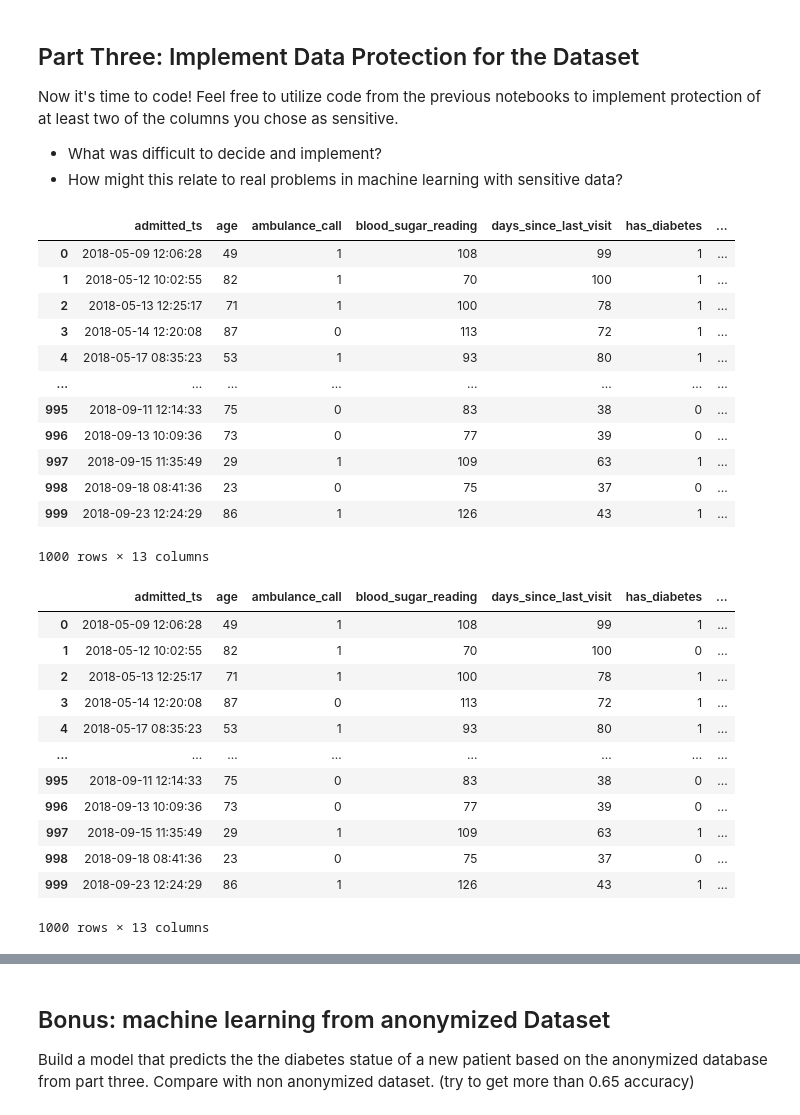
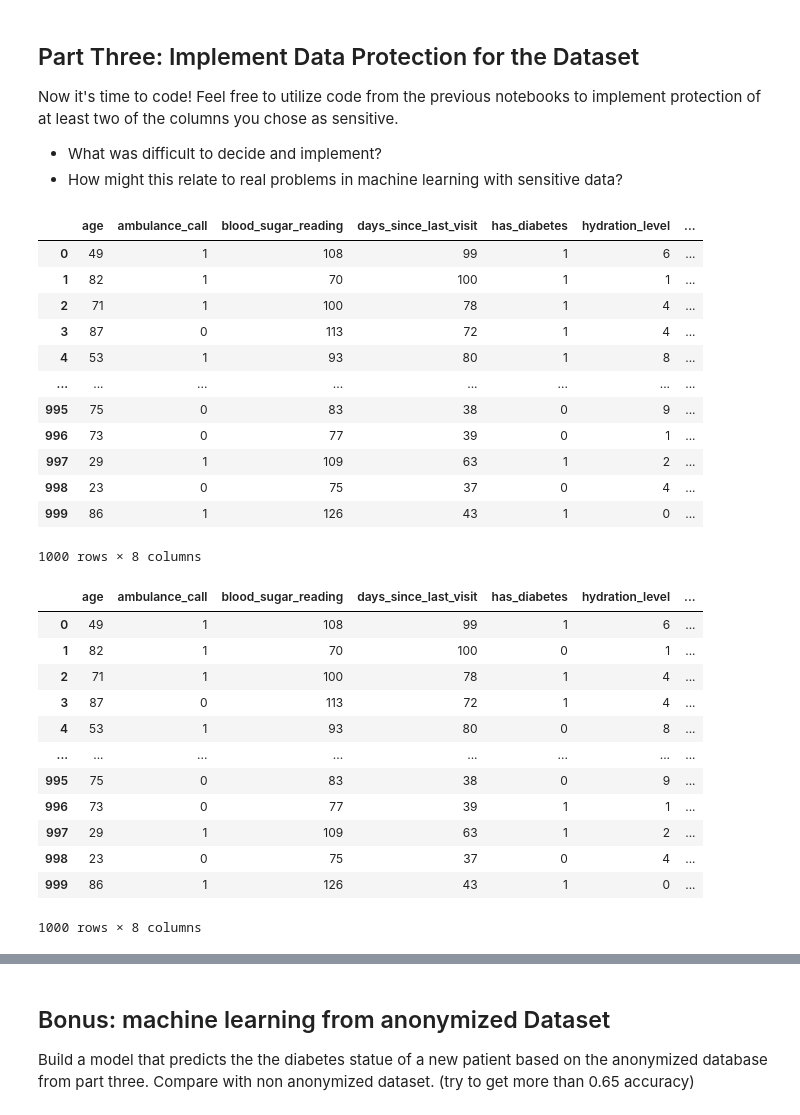
Before and after one commit to dbenayoun/IASD, a Jupyter notebook: DP3.ipynb, the cells around one changed output, grey strips where cells are left out. Saved outputs shown, nothing was run; the diff lists cells and outputs as text; code cells hidden in the pictures.

```diff
--- a/DP3.ipynb
+++ b/DP3.ipynb
@@ -72,22 +124,23 @@ Now it's time to code! Feel free to utilize code from the previous notebooks to
 - How might this relate to real problems in machine learning with sensitive data?
 # %%
 # Delete unused columns
-df.drop(columns=['id', 'patient_name', 'ssn', 'private_insurance', 'symptom_code'], inplace=True)
-df
+df_ = df.copy()
+df_.drop(columns=['id', 'patient_name', 'ssn', 'admitted_ts', 'hospital', 'marital_status', 'no_primary_dr', 'released_sameday', 'hours_hospitalized', 'private_insurance'], inplace=True)
+df_
 # %% [output]
-|  | admitted_ts | age | ambulance_call | blood_sugar_reading | days_since_last_visit | has_diabetes | ... |
-| 0 | 2018-05-09 12:06:28 | 49 | 1 | 108 | 99 | 1 | ... |
-| 1 | 2018-05-12 10:02:55 | 82 | 1 | 70 | 100 | 1 | ... |
-| 2 | 2018-05-13 12:25:17 | 71 | 1 | 100 | 78 | 1 | ... |
-| 3 | 2018-05-14 12:20:08 | 87 | 0 | 113 | 72 | 1 | ... |
-| 4 | 2018-05-17 08:35:23 | 53 | 1 | 93 | 80 | 1 | ... |
+|  | age | ambulance_call | blood_sugar_reading | days_since_last_visit | has_diabetes | hydration_level | ... |
+| 0 | 49 | 1 | 108 | 99 | 1 | 6 | ... |
+| 1 | 82 | 1 | 70 | 100 | 1 | 1 | ... |
+| 2 | 71 | 1 | 100 | 78 | 1 | 4 | ... |
+| 3 | 87 | 0 | 113 | 72 | 1 | 4 | ... |
+| 4 | 53 | 1 | 93 | 80 | 1 | 8 | ... |
 | ... | ... | ... | ... | ... | ... | ... | ... |
-| 995 | 2018-09-11 12:14:33 | 75 | 0 | 83 | 38 | 0 | ... |
-| 996 | 2018-09-13 10:09:36 | 73 | 0 | 77 | 39 | 0 | ... |
-| 997 | 2018-09-15 11:35:49 | 29 | 1 | 109 | 63 | 1 | ... |
-| 998 | 2018-09-18 08:41:36 | 23 | 0 | 75 | 37 | 0 | ... |
-| 999 | 2018-09-23 12:24:29 | 86 | 1 | 126 | 43 | 1 | ... |
+| 995 | 75 | 0 | 83 | 38 | 0 | 9 | ... |
+| 996 | 73 | 0 | 77 | 39 | 0 | 1 | ... |
+| 997 | 29 | 1 | 109 | 63 | 1 | 2 | ... |
+| 998 | 23 | 0 | 75 | 37 | 0 | 4 | ... |
+| 999 | 86 | 1 | 126 | 43 | 1 | 0 | ... |
-1000 rows × 13 columns
+1000 rows × 8 columns
 # %%
 # Function for differential privacy
 
@@ -114,28 +167,28 @@ def process_value(value, p, q):
 # %%
 # Create the DP dataframe (part 1)
 
 p=0.5
 q=0.5
 
-df_dp = df.copy()
+df_dp = df_.copy()
 df_dp['has_diabetes']=df_dp['has_diabetes'].apply(lambda x: process_value(x, p, q))
 df_dp['insulin']=df_dp['insulin'].apply(lambda x: process_value(x, p, q))
 
 df_dp
 # %% [output]
-|  | admitted_ts | age | ambulance_call | blood_sugar_reading | days_since_last_visit | has_diabetes | ... |
-| 0 | 2018-05-09 12:06:28 | 49 | 1 | 108 | 99 | 1 | ... |
-| 1 | 2018-05-12 10:02:55 | 82 | 1 | 70 | 100 | 0 | ... |
-| 2 | 2018-05-13 12:25:17 | 71 | 1 | 100 | 78 | 1 | ... |
-| 3 | 2018-05-14 12:20:08 | 87 | 0 | 113 | 72 | 1 | ... |
-| 4 | 2018-05-17 08:35:23 | 53 | 1 | 93 | 80 | 1 | ... |
+|  | age | ambulance_call | blood_sugar_reading | days_since_last_visit | has_diabetes | hydration_level | ... |
+| 0 | 49 | 1 | 108 | 99 | 1 | 6 | ... |
+| 1 | 82 | 1 | 70 | 100 | 0 | 1 | ... |
+| 2 | 71 | 1 | 100 | 78 | 1 | 4 | ... |
+| 3 | 87 | 0 | 113 | 72 | 1 | 4 | ... |
+| 4 | 53 | 1 | 93 | 80 | 0 | 8 | ... |
 | ... | ... | ... | ... | ... | ... | ... | ... |
-| 995 | 2018-09-11 12:14:33 | 75 | 0 | 83 | 38 | 0 | ... |
-| 996 | 2018-09-13 10:09:36 | 73 | 0 | 77 | 39 | 0 | ... |
-| 997 | 2018-09-15 11:35:49 | 29 | 1 | 109 | 63 | 1 | ... |
-| 998 | 2018-09-18 08:41:36 | 23 | 0 | 75 | 37 | 0 | ... |
-| 999 | 2018-09-23 12:24:29 | 86 | 1 | 126 | 43 | 1 | ... |
+| 995 | 75 | 0 | 83 | 38 | 0 | 9 | ... |
+| 996 | 73 | 0 | 77 | 39 | 1 | 1 | ... |
+| 997 | 29 | 1 | 109 | 63 | 1 | 2 | ... |
+| 998 | 23 | 0 | 75 | 37 | 0 | 4 | ... |
+| 999 | 86 | 1 | 126 | 43 | 1 | 0 | ... |
-1000 rows × 13 columns
+1000 rows × 8 columns
 # %%
 # Function for Laplace Mechanism
 
```
Also changed, not shown: parts of 6 cells of this notebook.
